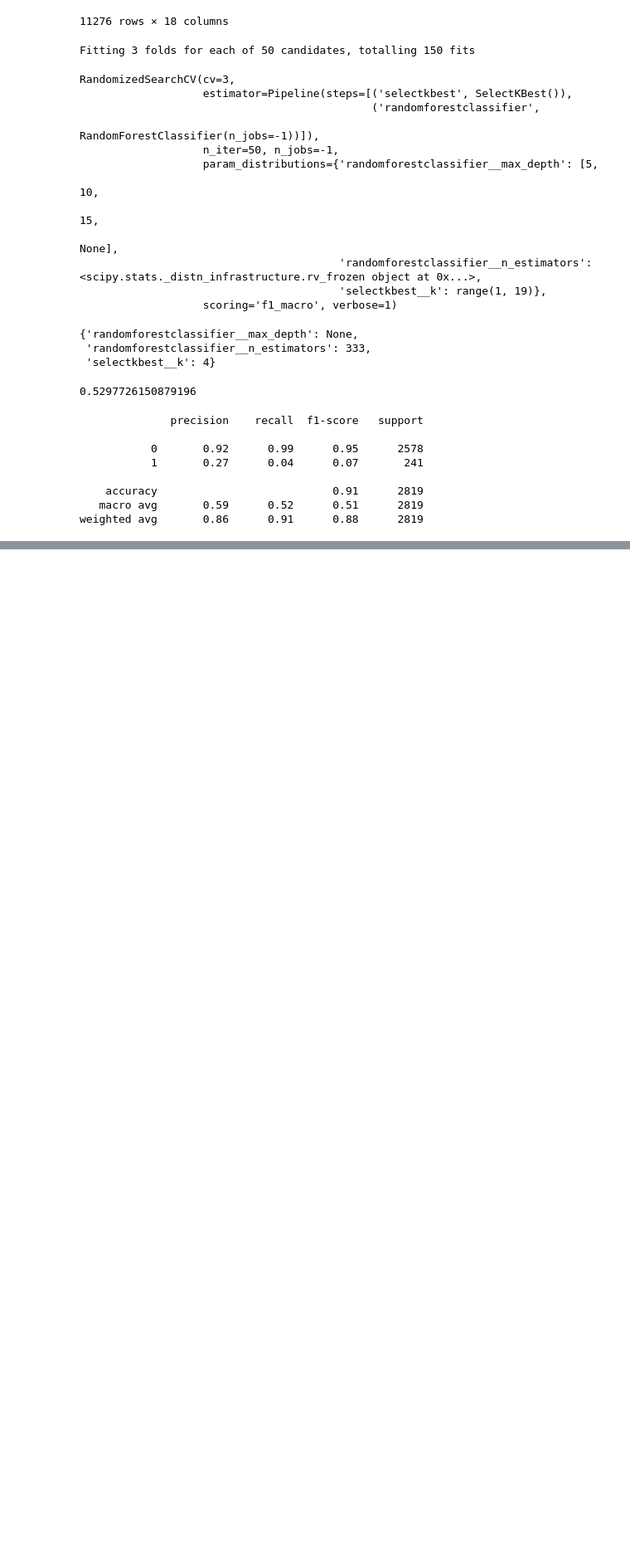
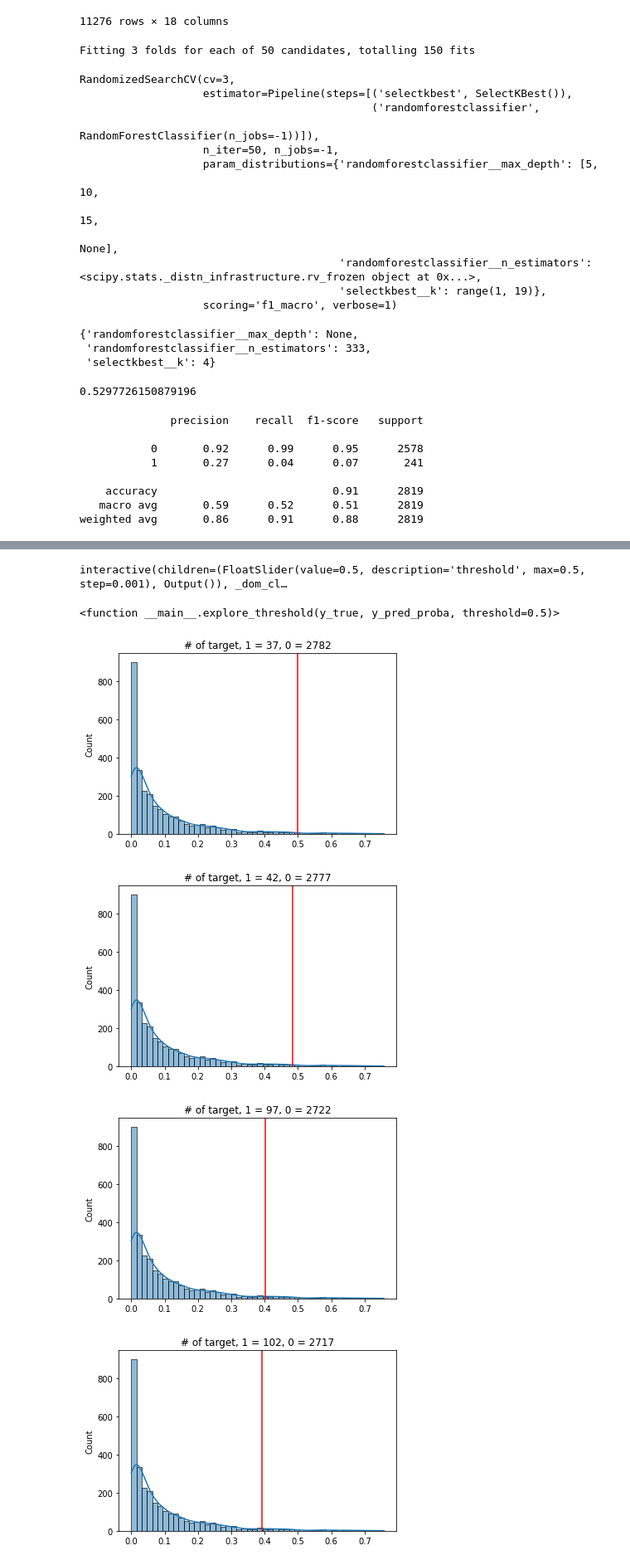
Before and after one commit to ericyun95/STUDIES, a Jupyter notebook: Untitled2.ipynb, the cells around one changed output, grey strips where cells are left out. Shown at 83% size. Drawn from its saved outputs; the diff is of its cells as text; code cells hidden in the pictures; blank space fills up the shorter version.

```diff
--- a/Untitled2.ipynb
+++ b/Untitled2.ipynb
@@ -395,3 +395,39 @@ print(classification_report(y_val, val_pred_clf))
     accuracy                           0.91      2819
    macro avg       0.59      0.52      0.51      2819
 weighted avg       0.86      0.91      0.88      2819
+# %%
+val_clf_predict_proba = clf.predict_proba(X_val_encoded)[:, -1]
+interact(
+    explore_threshold,
+    y_true = fixed(y_val),
+    y_pred_proba = fixed(val_clf_predict_proba),
+    threshold = (0, 0.2, 0.001)
+)
+# %%
+xgb_pipe = make_pipeline(
+    SelectKBest(),
+    XGBClassifier()
+)
+
+params = {
+    'selectkbest__k': range(1, len(X_train.columns)+1),
+    'xgbclassifier__n_estimators': [1000, 2000, 3000, 4000, 5000],
+    'xgbclassifier__max_depth':[3, 4, 5, 6, 7, 8, 10],
+    'xgbclassifier__learning_rate':[0.1, 0.2, 0.3],
+    'xgbclassifier__scale_pos_weight':[0.89, 0.9, 0.91, 0.92],
+    'xgbclassifier__n_jobs':[-1],
+    'xgbclassifier__early_stopping_rounds' : [40, 50, 60]
+}
+
+xgb_clf = RandomizedSearchCV(
+    xgb_pipe,
+    param_distributions = params,
+    n_iter = 50,
+    cv = 3,
+    scoring = 'f1_macro',
+    verbose=1,
+    n_jobs = -1
+)
+xgb_clf.fit(X_train_encoded, y_train)
+xgb_val_pred_clf = xgb_clf.best_estimator_.predict(X_val_encoded)
+print(classification_report(y_val, xgb_val_pred_clf))
@@ -397,0 +455,15 @@ weighted avg       0.86      0.91      0.88      2819
+# %%
+xgb_val_predict_proba = xgb_clf.predict_proba(X_val_encoded)[:, -1]
+interact(
+    explore_threshold,
+    y_true = fixed(y_val),
+    y_pred_proba = fixed(val_clf_predict_proba),
+    threshold = (0, 0.5, 0.001)
+)
+# %% [output]
+interactive(children=(FloatSlider(value=0.5, description='threshold', max=0.5, step=0.001), Output()), _dom_cl…
+<function __main__.explore_threshold(y_true, y_pred_proba, threshold=0.5)>
+[figure, added]
+[figure, added]
+[figure, added]
+[figure, added]
```
Also changed, not shown: parts of 5 cells of this notebook.
